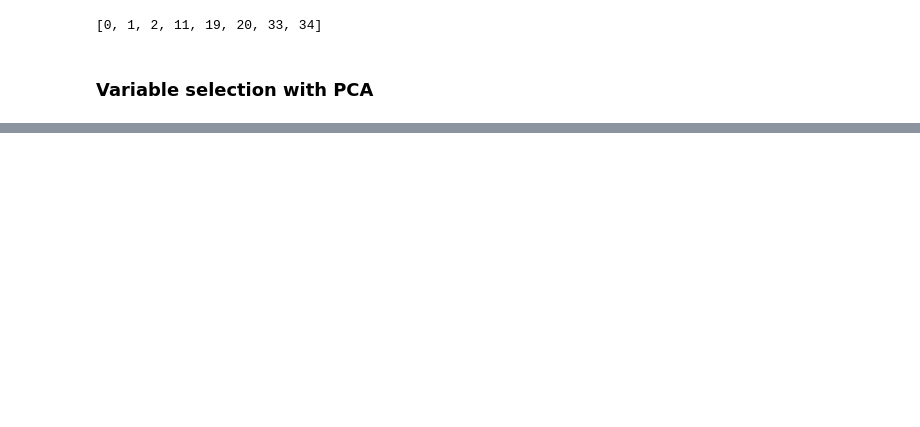
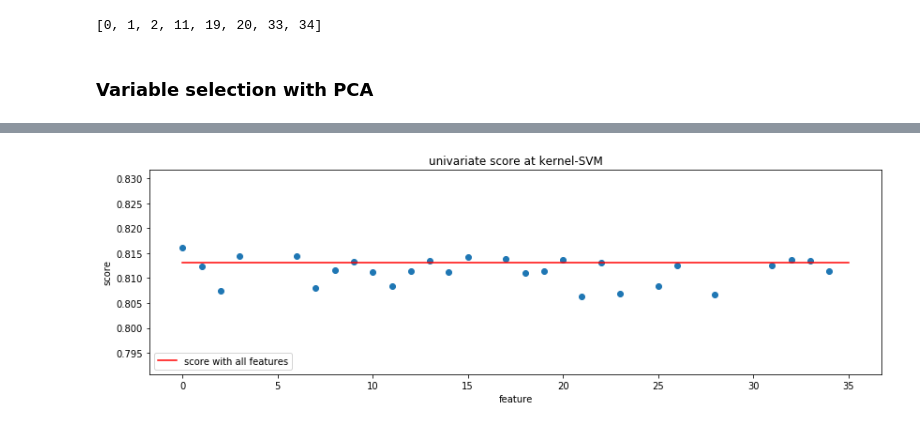
Before and after one commit to louishemadou/PredPertes, a Jupyter notebook: pearson_pca.ipynb, the cells around one changed output, grey strips where cells are left out. Saved outputs shown, nothing was run; the diff lists cells and outputs as text; code cells hidden in the pictures; blank space fills up the shorter version.

```diff
--- a/pearson_pca.ipynb
+++ b/pearson_pca.ipynb
@@ -186,0 +437,10 @@ plt.show()
+# %%
+# univariate
+
+score_ksvm = np.zeros(p)
+for i in range(p) :
+    print('feature: '+str(i+1)+'/'+str(p)+'\r')
+    sdca = SDCARegressor(gauss_kernel, param = 0.001, C = 1)
+    sdca.fit(X_train[:100, i].reshape(-1, 1), Y_train[:100], epochs=10)
+    error = abs(sdca.predict(X_val[:, i].reshape(-1, 1)) - Y_val) / Y_val
+    score_ksvm[i] = 1 - error.mean()
@@ -186,0 +465,11 @@ plt.show()
+# %%
+plt.figure(figsize=(14,4))
+plt.scatter(no_doublon, np.delete(score_ksvm, doublons))
+plt.plot([0, p], [score_full, score_full], c='red', label='score with all features')
+plt.xlabel("feature")
+plt.ylabel("score")
+plt.title("univariate score at kernel-SVM")
+plt.legend(loc=3)
+plt.show()
+# %% [output]
+[figure, added]
```
Also changed, not shown: parts of 24 cells of this notebook.
